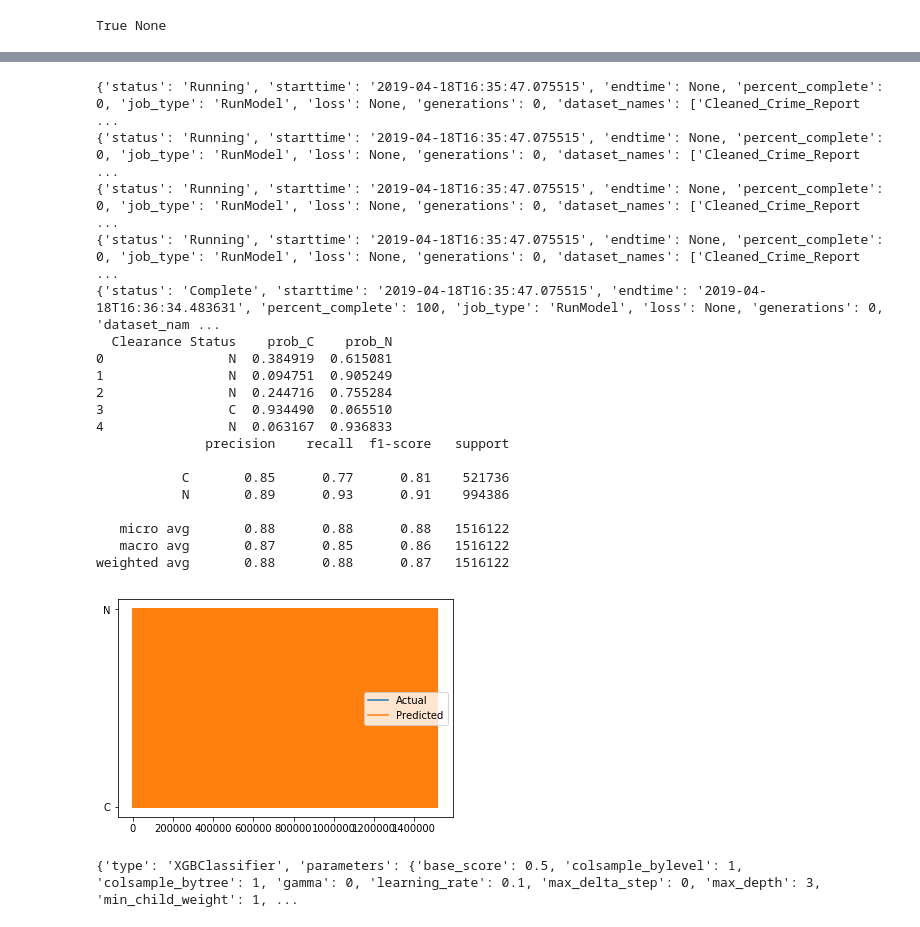
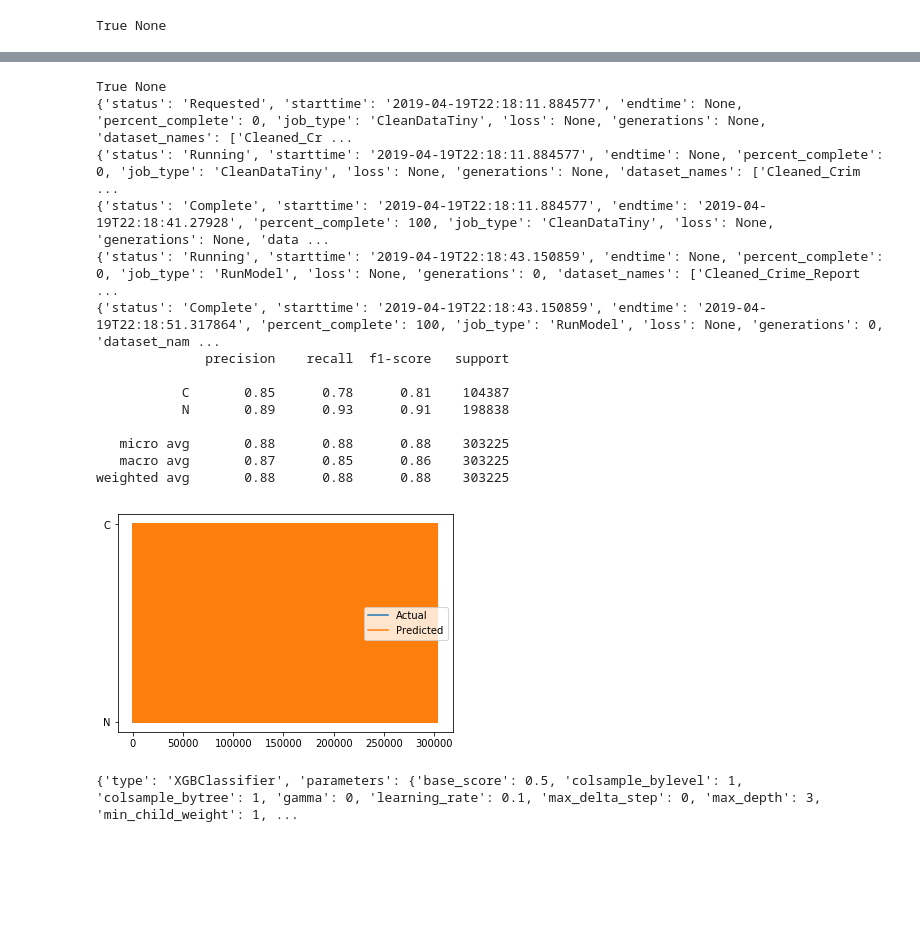
Before and after one commit to avnerkhan/Sparkcog-Project-Official, a Jupyter notebook: Crime_Reports_Project.ipynb, the cells around one changed output, grey strips where cells are left out. Saved outputs shown, nothing was run; the diff lists cells and outputs as text; code cells hidden in the pictures; blank space fills up the shorter version.

Commit message:
split train and test and ran stuff

```diff
--- a/Crime_Reports_Project.ipynb
+++ b/Crime_Reports_Project.ipynb
@@ -179,46 +218,74 @@ Location Type = FARM FACILITY                                     1.329399e-09
 dtype: float64
 # %%
-dataset = pd.read_csv("Cleaned_Crime_Reports_Full_2.csv")
-status, artifact = ds.run_model("Cleaned_Crime_Reports_Full_2.csv", model)
+# status, artifact = ds.run_model("Cleaned_Crime_Reports_Full_2.csv", model)
+# sleep(1)
+# ds.wait_for_job(artifact['job_name'])
+
+# status, prediction = ds.download_artifact(artifact['artifact_name'])
+# print(prediction.head())
+
+# unq = prediction[target].unique()[::-1]
+# p = np.zeros((len(prediction),))
+# a = np.zeros((len(prediction),))
+# for i,q in enumerate(unq):
+#     p += i*(prediction[target] == q).values
+#     a += i*(dataset[target] == q).values
+# #Plot predictions vs actual
+# plt.plot(a)
+# plt.plot(p)
+# plt.legend(['Actual','Predicted'])
+# plt.yticks([i for i in range(len(unq))],[q for q in unq]);
+# print(classification_report(dataset[target], prediction[target]))
+
+#Upload Test Data
+status, message = ds.delete_dataset("Cleaned_Crime_Reports_Test.csv")
+print(status, message)
+status, dataset = ds.upload_dataset("Cleaned_Crime_Reports_Test.csv")
+if not status:
+    print(dataset)
+
+#Clean Test Data
+status, job_id = ds.clean_data("Cleaned_Crime_Reports_Test.csv", target = target, model_name = model)
+if status:
+    ds.wait_for_job(job_id['job_name'])
+else:
+    print(job_id)
+
+#Run Model on Test Data
+status, artifact = ds.run_model("Cleaned_Crime_Reports_Test.csv", model)
 sleep(1)
 ds.wait_for_job(artifact['job_name'])
 
 status, prediction = ds.download_artifact(artifact['artifact_name'])
-print(prediction.head())
-
+df = pd.read_csv("Cleaned_Crime_Reports_Test.csv")
 unq = prediction[target].unique()[::-1]
 p = np.zeros((len(prediction),))
 a = np.zeros((len(prediction),))
 for i,q in enumerate(unq):
     p += i*(prediction[target] == q).values
-    a += i*(dataset[target] == q).values
+    a += i*(df[target] == q).values
 #Plot predictions vs actual
 plt.plot(a)
 plt.plot(p)
 plt.legend(['Actual','Predicted'])
 plt.yticks([i for i in range(len(unq))],[q for q in unq]);
-print(classification_report(dataset[target], prediction[target]))
+print(classification_report(df[target], prediction[target]))
 # %% [output]
-{'status': 'Running', 'starttime': '2019-04-18T16:35:47.075515', 'endtime': None, 'percent_complete': 0, 'job_type': 'RunModel', 'loss': None, 'generations': 0, 'dataset_names': ['Cleaned_Crime_Report ...
-{'status': 'Running', 'starttime': '2019-04-18T16:35:47.075515', 'endtime': None, 'percent_complete': 0, 'job_type': 'RunModel', 'loss': None, 'generations': 0, 'dataset_names': ['Cleaned_Crime_Report ...
-{'status': 'Running', 'starttime': '2019-04-18T16:35:47.075515', 'endtime': None, 'percent_complete': 0, 'job_type': 'RunModel', 'loss': None, 'generations': 0, 'dataset_names': ['Cleaned_Crime_Report ...
-{'status': 'Running', 'starttime': '2019-04-18T16:35:47.075515', 'endtime': None, 'percent_complete': 0, 'job_type': 'RunModel', 'loss': None, 'generations': 0, 'dataset_names': ['Cleaned_Crime_Report ...
-{'status': 'Complete', 'starttime': '2019-04-18T16:35:47.075515', 'endtime': '2019-04-18T16:36:34.483631', 'percent_complete': 100, 'job_type': 'RunModel', 'loss': None, 'generations': 0, 'dataset_nam ...
-  Clearance Status    prob_C    prob_N
-0                N  0.384919  0.615081
-1                N  0.094751  0.905249
-2                N  0.244716  0.755284
-3                C  0.934490  0.065510
-4                N  0.063167  0.936833
+True None
+{'status': 'Requested', 'starttime': '2019-04-19T22:18:11.884577', 'endtime': None, 'percent_complete': 0, 'job_type': 'CleanDataTiny', 'loss': None, 'generations': None, 'dataset_names': ['Cleaned_Cr ...
+{'status': 'Running', 'starttime': '2019-04-19T22:18:11.884577', 'endtime': None, 'percent_complete': 0, 'job_type': 'CleanDataTiny', 'loss': None, 'generations': None, 'dataset_names': ['Cleaned_Crim ...
+{'status': 'Complete', 'starttime': '2019-04-19T22:18:11.884577', 'endtime': '2019-04-19T22:18:41.27928', 'percent_complete': 100, 'job_type': 'CleanDataTiny', 'loss': None, 'generations': None, 'data ...
+{'status': 'Running', 'starttime': '2019-04-19T22:18:43.150859', 'endtime': None, 'percent_complete': 0, 'job_type': 'RunModel', 'loss': None, 'generations': 0, 'dataset_names': ['Cleaned_Crime_Report ...
+{'status': 'Complete', 'starttime': '2019-04-19T22:18:43.150859', 'endtime': '2019-04-19T22:18:51.317864', 'percent_complete': 100, 'job_type': 'RunModel', 'loss': None, 'generations': 0, 'dataset_nam ...
               precision    recall  f1-score   support
 
-           C       0.85      0.77      0.81    521736
-           N       0.89      0.93      0.91    994386
+           C       0.85      0.78      0.81    104387
+           N       0.89      0.93      0.91    198838
 
-   micro avg       0.88      0.88      0.88   1516122
-   macro avg       0.87      0.85      0.86   1516122
-weighted avg       0.88      0.88      0.87   1516122
+   micro avg       0.88      0.88      0.88    303225
+   macro avg       0.87      0.85      0.86    303225
+weighted avg       0.88      0.88      0.88    303225
-[figure, old version]
+[figure, new version]
 # %%
 status, model_type = ds.lookup_model_name(model)
 print(model_type['description']['best_genome'])
```
Also changed, not shown: parts of 8 cells of this notebook.
